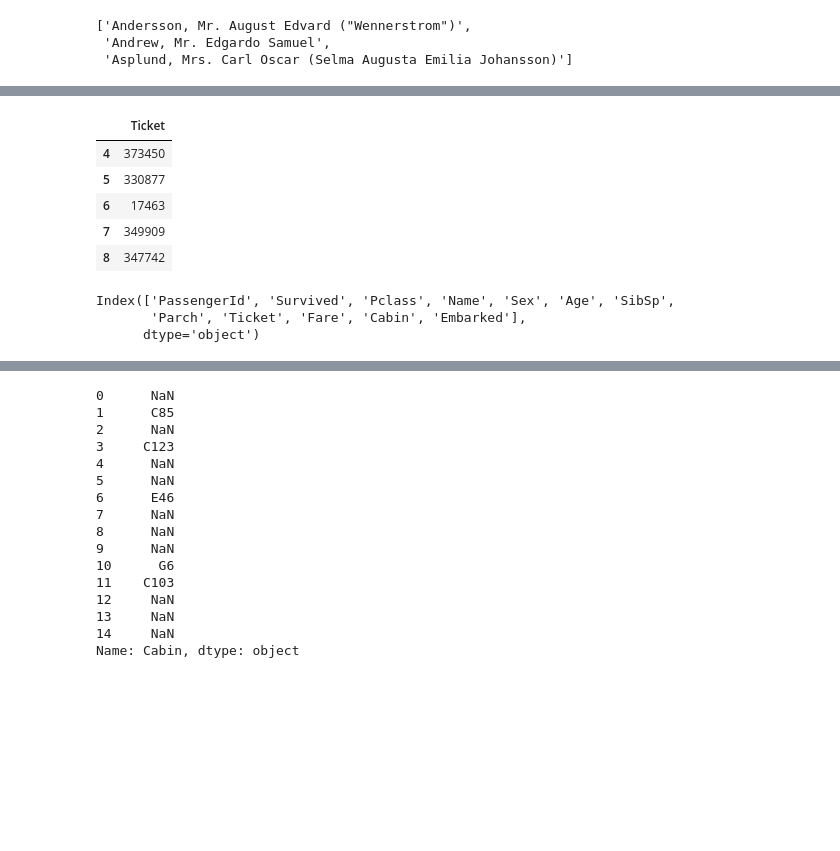
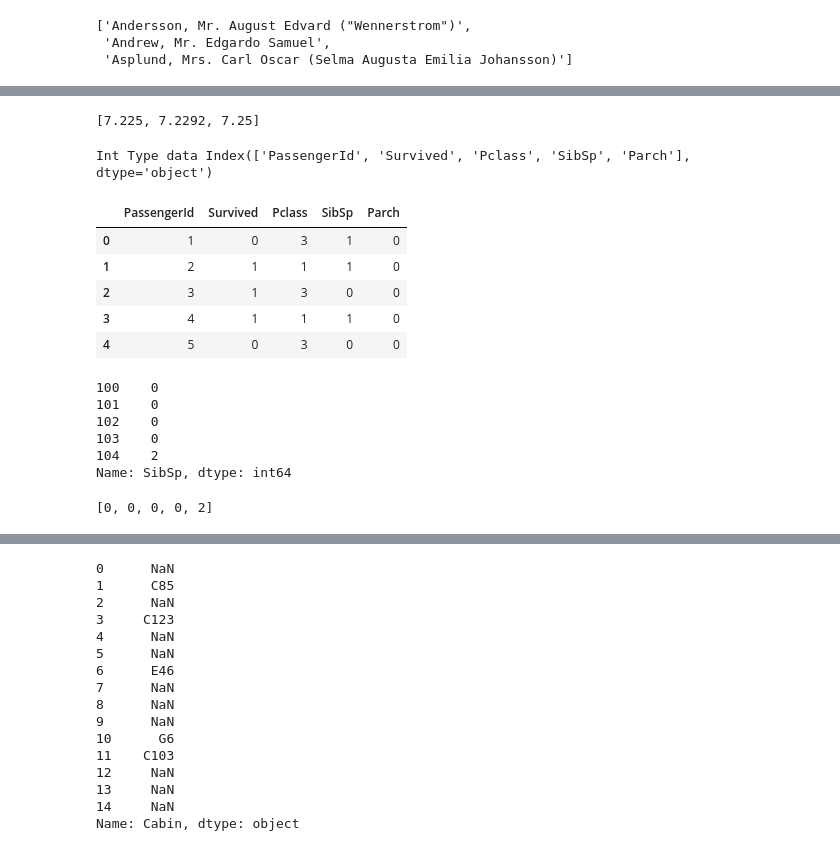
Before and after one commit to thangarajdeivasikamani/iNeuron_ML, a Jupyter notebook: Week5/Pandas data manipulation .ipynb, the cells around one changed output, grey strips where cells are left out. Saved outputs shown, nothing was run; the diff lists cells and outputs as text; code cells hidden in the pictures; blank space fills up the shorter version.

```diff
--- a/Week5/Pandas data manipulation .ipynb
+++ b/Week5/Pandas data manipulation .ipynb
@@ -149,16 +241,33 @@ Name: Name, dtype: object
-# %%
-titanic_train[["Ticket"]][4:9]
-# %% [output]
-|  | Ticket |
-| 4 | 373450 |
-| 5 | 330877 |
-| 6 | 17463 |
-| 7 | 349909 |
-| 8 | 347742 |
-# %%
-titanic_train["Ticket"].describe()
-titanic_train.columns
-# %% [output]
-Index(['PassengerId', 'Survived', 'Pclass', 'Name', 'Sex', 'Age', 'SibSp',
-       'Parch', 'Ticket', 'Fare', 'Cabin', 'Embarked'],
-      dtype='object')
+# %%
+sorted(titanic_train["Fare"])[5:10:2]# sorted object & Even number
+# %% [output]
+[7.225, 7.2292, 7.25]
+# %%
+# Home work
+# Load the data, filter int data & store into datframe& Filter one column & sort the column & fetct few data
+titanic_train.dtypes=='int64'
+int_data = titanic_train.dtypes[titanic_train.dtypes=='int64'].index
+print("Int Type data",int_data)
+int_data_df = titanic_train[int_data]
+int_data_df.head()
+# %% [output]
+Int Type data Index(['PassengerId', 'Survived', 'Pclass', 'SibSp', 'Parch'], dtype='object')
+|  | PassengerId | Survived | Pclass | SibSp | Parch |
+| 0 | 1 | 0 | 3 | 1 | 0 |
+| 1 | 2 | 1 | 1 | 1 | 0 |
+| 2 | 3 | 1 | 3 | 0 | 0 |
+| 3 | 4 | 1 | 1 | 1 | 0 |
+| 4 | 5 | 0 | 3 | 0 | 0 |
+# %%
+int_data_df['SibSp'][100:105]
+# %% [output]
+100    0
+101    0
+102    0
+103    0
+104    2
+Name: SibSp, dtype: int64
+# %%
+sorted(int_data_df['SibSp'][100:105])
+# %% [output]
+[0, 0, 0, 0, 2]
```
Also changed, not shown: parts of 87 cells of this notebook, 16 other files.
